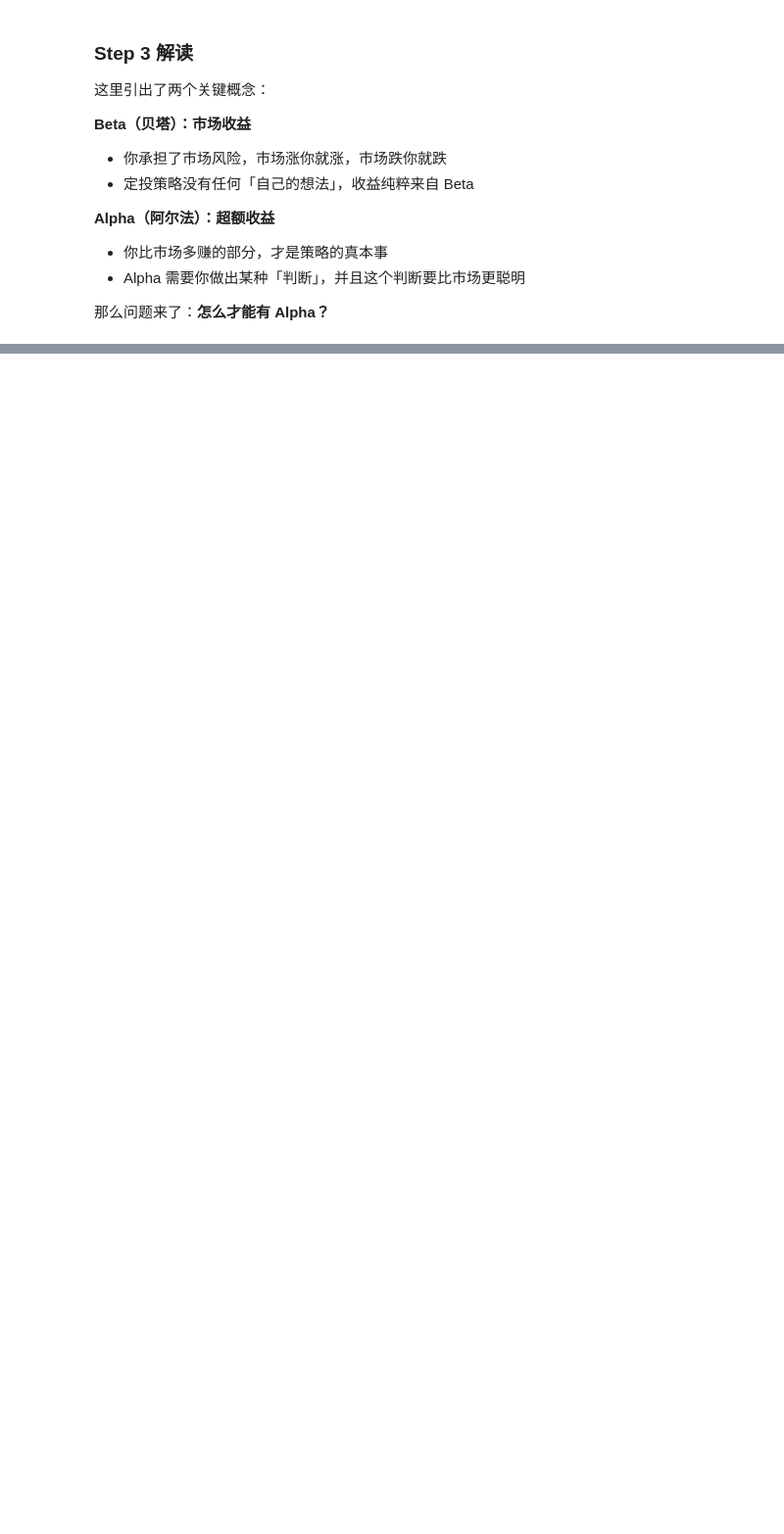
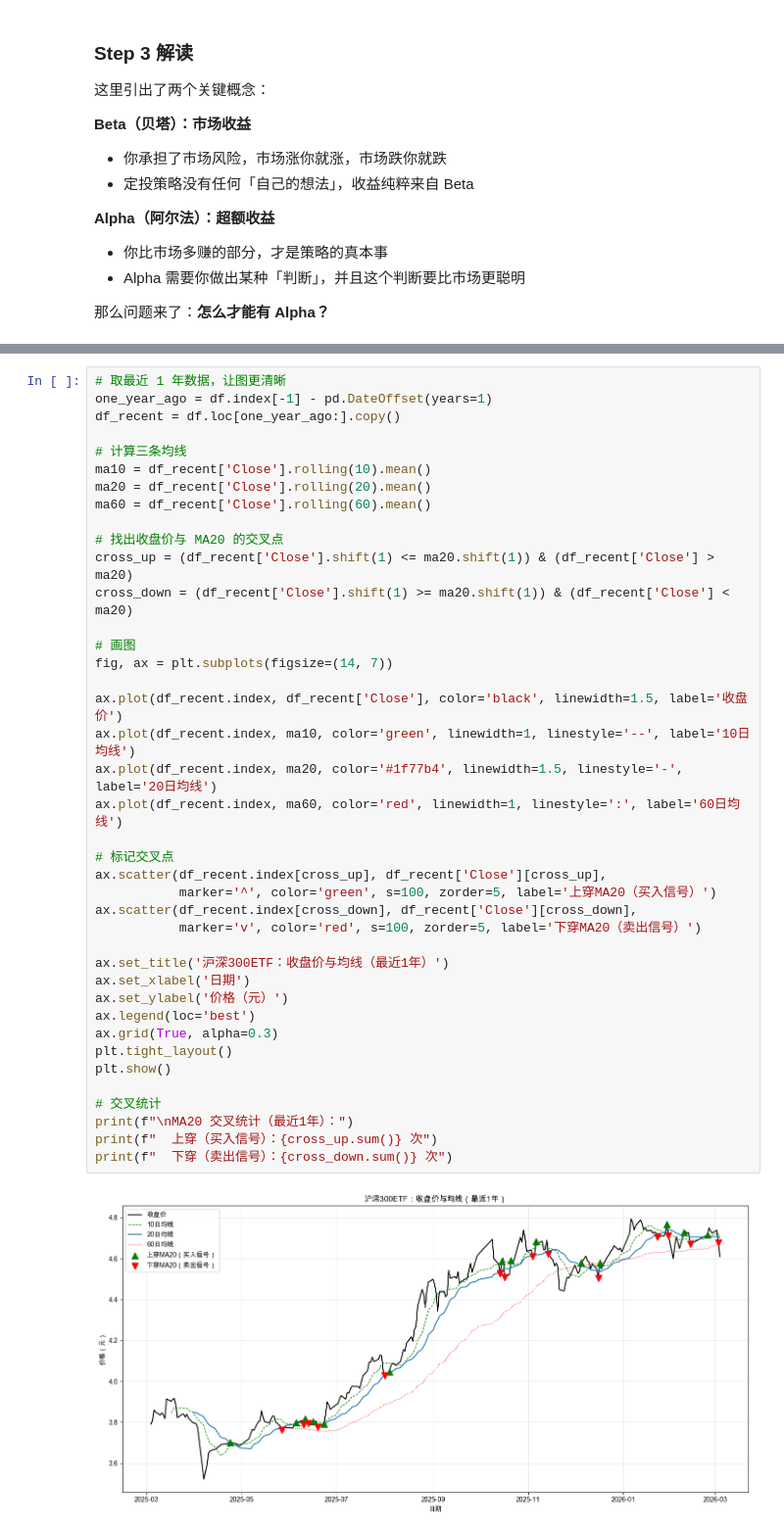
Before and after one commit to xingwudao/xquant-learning, a Jupyter notebook: q1-how-to-profit/notebooks/q1-strategy.ipynb, the cells around one changed output, grey strips where cells are left out. Shown at 98% size. Drawn from its saved outputs; the diff is of its cells as text; blank space fills up the shorter version.

```diff
--- a/q1-how-to-profit/notebooks/q1-strategy.ipynb
+++ b/q1-how-to-profit/notebooks/q1-strategy.ipynb
@@ -257,0 +266,42 @@ plt.show()
+# %%
+# 取最近 1 年数据，让图更清晰
+one_year_ago = df.index[-1] - pd.DateOffset(years=1)
+df_recent = df.loc[one_year_ago:].copy()
+
+# 计算三条均线
+ma10 = df_recent['Close'].rolling(10).mean()
+ma20 = df_recent['Close'].rolling(20).mean()
+ma60 = df_recent['Close'].rolling(60).mean()
+
+# 找出收盘价与 MA20 的交叉点
+cross_up = (df_recent['Close'].shift(1) <= ma20.shift(1)) & (df_recent['Close'] > ma20)
+cross_down = (df_recent['Close'].shift(1) >= ma20.shift(1)) & (df_recent['Close'] < ma20)
+
+# 画图
+fig, ax = plt.subplots(figsize=(14, 7))
+
+ax.plot(df_recent.index, df_recent['Close'], color='black', linewidth=1.5, label='收盘价')
+ax.plot(df_recent.index, ma10, color='green', linewidth=1, linestyle='--', label='10日均线')
+ax.plot(df_recent.index, ma20, color='#1f77b4', linewidth=1.5, linestyle='-', label='20日均线')
+ax.plot(df_recent.index, ma60, color='red', linewidth=1, linestyle=':', label='60日均线')
+
+# 标记交叉点
+ax.scatter(df_recent.index[cross_up], df_recent['Close'][cross_up],
+           marker='^', color='green', s=100, zorder=5, label='上穿MA20（买入信号）')
+ax.scatter(df_recent.index[cross_down], df_recent['Close'][cross_down],
+           marker='v', color='red', s=100, zorder=5, label='下穿MA20（卖出信号）')
+
+ax.set_title('沪深300ETF：收盘价与均线（最近1年）')
+ax.set_xlabel('日期')
+ax.set_ylabel('价格（元）')
+ax.legend(loc='best')
+ax.grid(True, alpha=0.3)
+plt.tight_layout()
+plt.show()
+
+# 交叉统计
+print(f"\nMA20 交叉统计（最近1年）：")
+print(f"  上穿（买入信号）：{cross_up.sum()} 次")
+print(f"  下穿（卖出信号）：{cross_down.sum()} 次")
+# %% [output]
+[figure, added]
```
Also changed, not shown: parts of 14 cells of this notebook, 4 other files.
